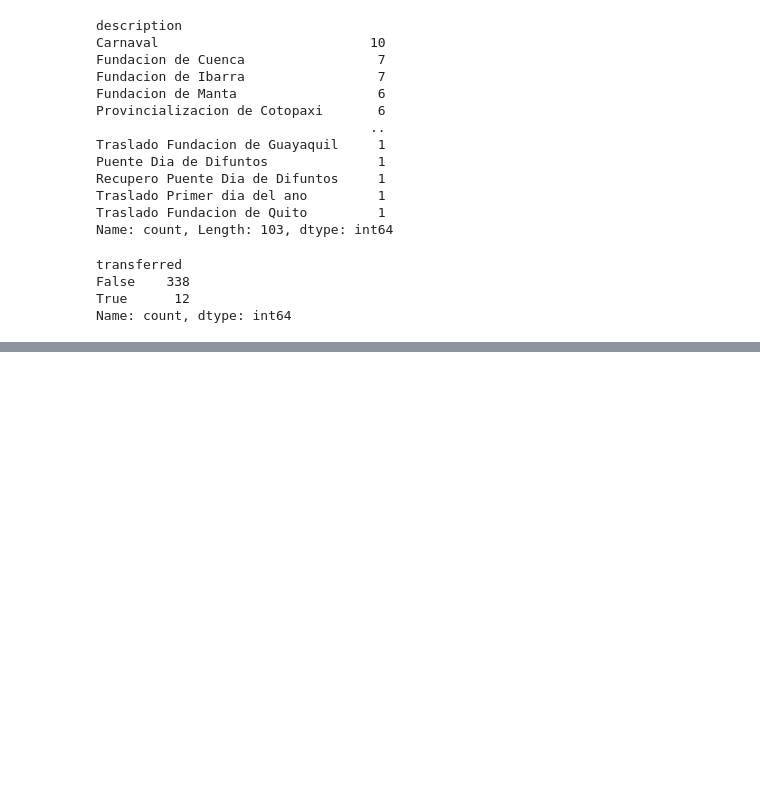
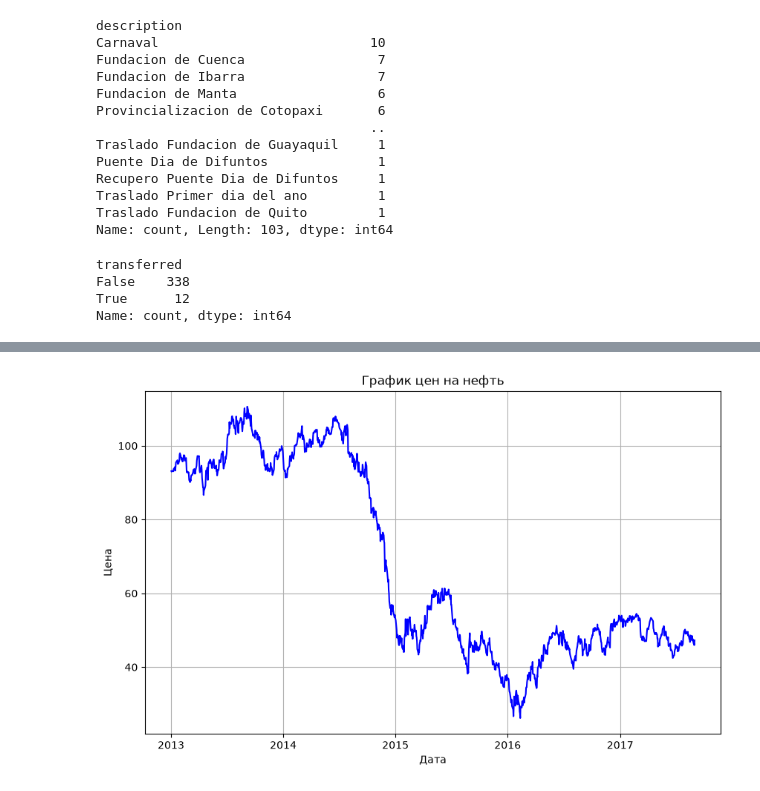
Before and after one commit to TeGPro/store-sales-forecast, a Jupyter notebook: research.ipynb, the cells around one changed output, grey strips where cells are left out. Drawn from its saved outputs; the diff is of its cells as text; code cells hidden in the pictures; blank space fills up the shorter version.

```diff
--- a/research.ipynb
+++ b/research.ipynb
@@ -101,0 +156,17 @@ Name: count, dtype: int64
+# %%
+# Почистим пропущенные значения
+df_oil = df_oil.sort_values('date')
+df_oil = df_oil.set_index('date')
+df_oil['dcoilwtico'] = df_oil['dcoilwtico'].interpolate(method='time')
+# %%
+plt.figure(figsize=(10,6))
+plt.plot(df_oil.index, df_oil['dcoilwtico'], linestyle='-', color='blue', label='График цен на нефть')
+
+plt.title('График цен на нефть')
+plt.xlabel('Дата')
+plt.ylabel('Цена')
+
+plt.grid(True)
+plt.show()
+# %% [output]
+[figure, added]
```
Also changed, not shown: parts of 22 cells of this notebook.
